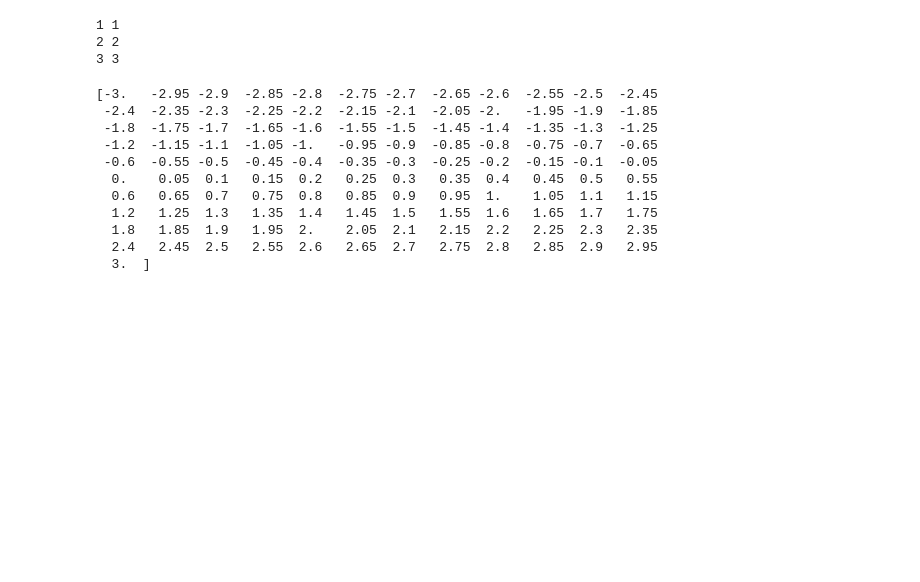
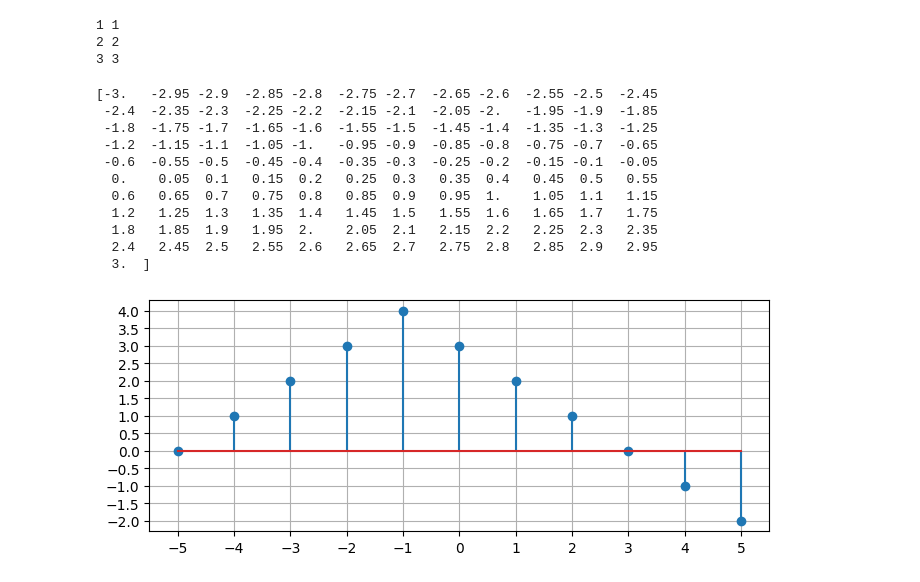
Before and after one commit to gouroveroy/Signals-and-Systems, a Jupyter notebook: Offline-1/jp.ipynb, the cells around one changed output. Drawn from its saved outputs; the diff is of its cells as text; code cells hidden in the pictures; blank space fills up the shorter version.

```diff
--- a/Offline-1/jp.ipynb
+++ b/Offline-1/jp.ipynb
@@ -118,3 +118,18 @@ print(t_values)
   1.8   1.85  1.9   1.95  2.    2.05  2.1   2.15  2.2   2.25  2.3   2.35
   2.4   2.45  2.5   2.55  2.6   2.65  2.7   2.75  2.8   2.85  2.9   2.95
   3.  ]
+# %%
+import numpy as np
+import matplotlib.pyplot as plt
+
+# Define the signal x[n] for example
+x = np.array([0, 1, 2, 3, 4, 3, 2, 1, 0, -1, -2])  # Example signal
+plt.figure(figsize=(8, 3))
+plt.xticks(np.arange(-5, 6))
+# plt.ylim((-3, 5))
+plt.yticks(np.arange(-2, 5.5, 0.5))
+plt.stem(np.arange(-5, 6), x)
+plt.grid(True)
+plt.show()
+# %% [output]
+[figure, added]
```
Also changed, not shown: parts of 1 cell of this notebook, 6 other files.
